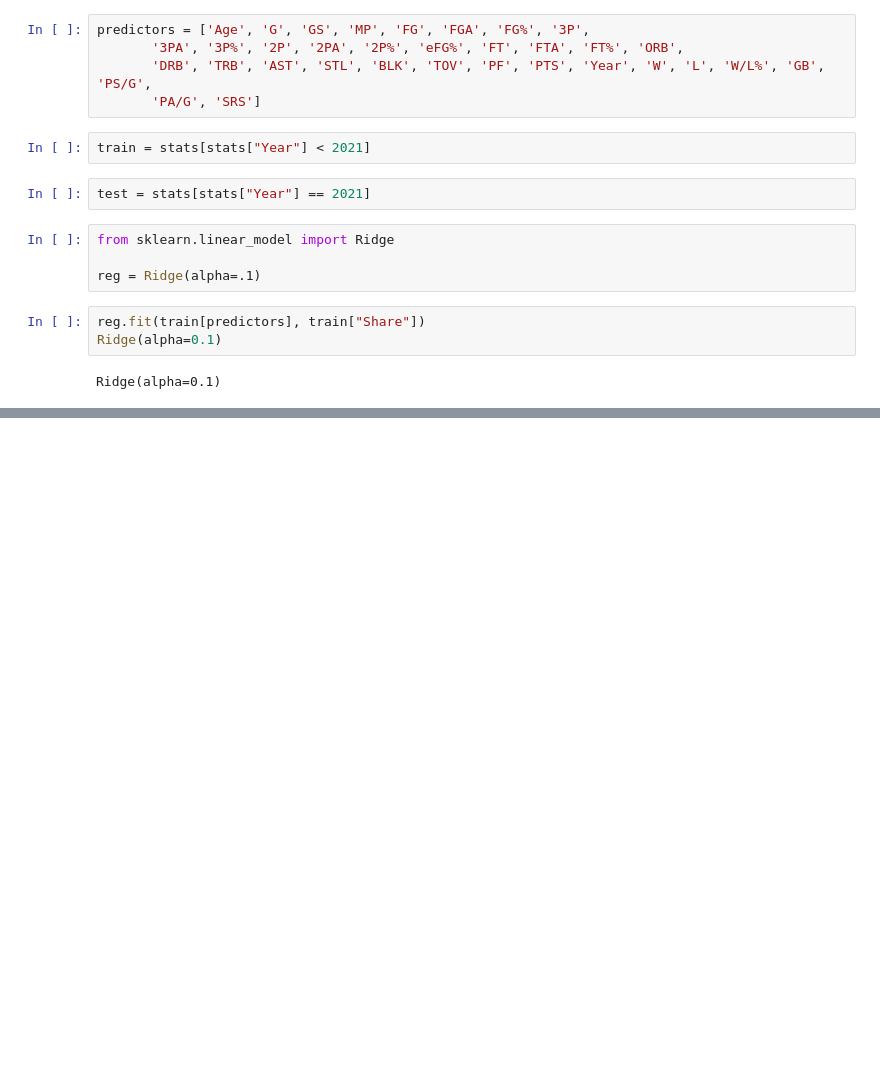
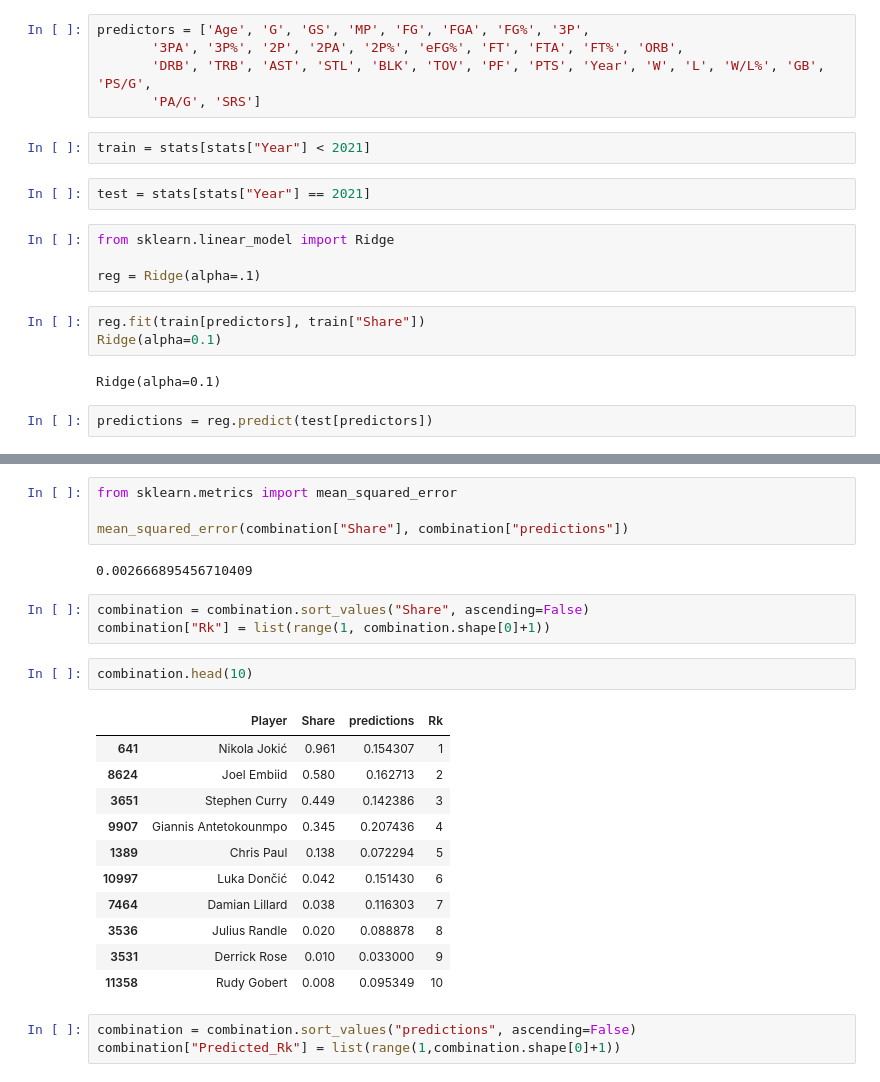
Before and after one commit to Akafifi/mvp_machine_learning, a Jupyter notebook: mvp.ipynb, the cells around one changed output, grey strips where cells are left out. Saved outputs shown, nothing was run; the diff lists cells and outputs as text; blank space fills up the shorter version.

Commit message:
error metrics

```diff
--- a/mvp.ipynb
+++ b/mvp.ipynb
@@ -85,3 +85,5 @@ reg.fit(train[predictors], train["Share"])
 Ridge(alpha=0.1)
 # %% [output]
 Ridge(alpha=0.1)
+# %%
+predictions = reg.predict(test[predictors])
@@ -87,0 +140,26 @@ Ridge(alpha=0.1)
+# %%
+from sklearn.metrics import mean_squared_error
+
+mean_squared_error(combination["Share"], combination["predictions"])
+# %% [output]
+0.002666895456710409
+# %%
+combination = combination.sort_values("Share", ascending=False)
+combination["Rk"] = list(range(1, combination.shape[0]+1))
+# %%
+combination.head(10)
+# %% [output]
+|  | Player | Share | predictions | Rk |
+| 641 | Nikola Jokić | 0.961 | 0.154307 | 1 |
+| 8624 | Joel Embiid | 0.580 | 0.162713 | 2 |
+| 3651 | Stephen Curry | 0.449 | 0.142386 | 3 |
+| 9907 | Giannis Antetokounmpo | 0.345 | 0.207436 | 4 |
+| 1389 | Chris Paul | 0.138 | 0.072294 | 5 |
+| 10997 | Luka Dončić | 0.042 | 0.151430 | 6 |
+| 7464 | Damian Lillard | 0.038 | 0.116303 | 7 |
+| 3536 | Julius Randle | 0.020 | 0.088878 | 8 |
+| 3531 | Derrick Rose | 0.010 | 0.033000 | 9 |
+| 11358 | Rudy Gobert | 0.008 | 0.095349 | 10 |
+# %%
+combination = combination.sort_values("predictions", ascending=False)
+combination["Predicted_Rk"] = list(range(1,combination.shape[0]+1))
```
Also changed, not shown: parts of 9 cells of this notebook.
